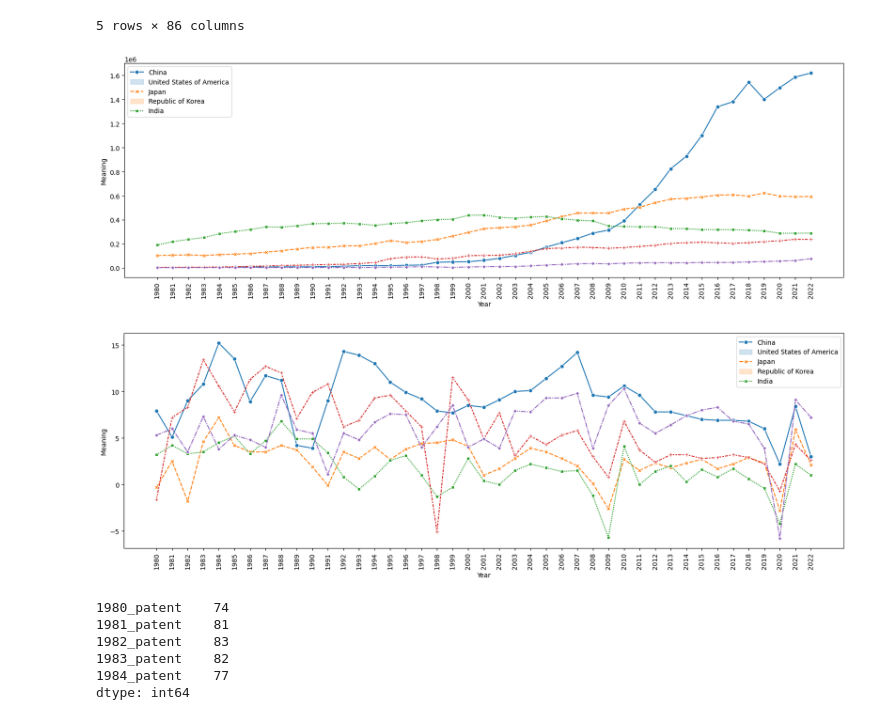
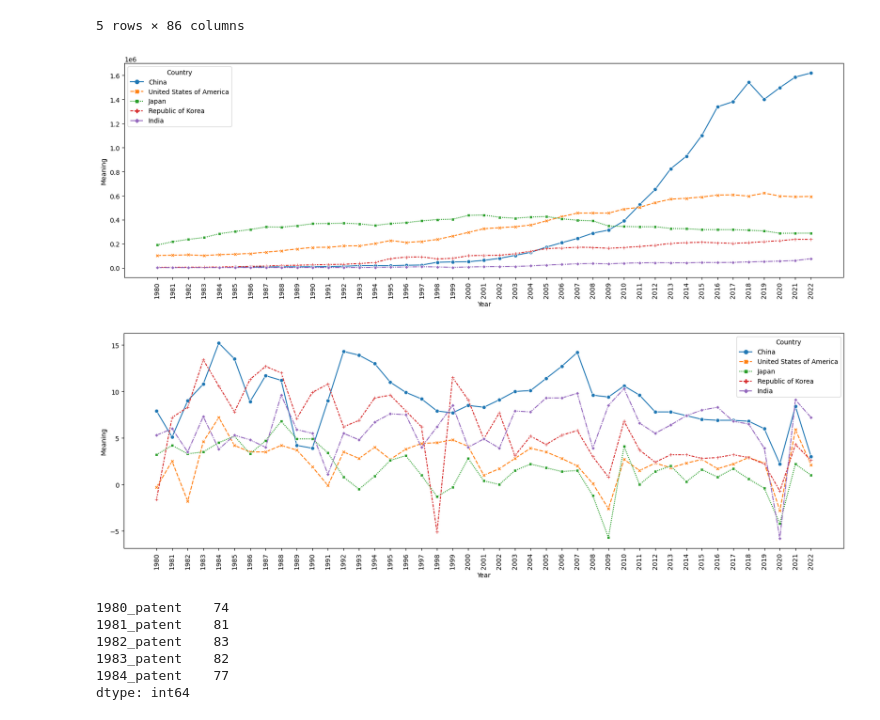
Before and after one commit to Vyshnevskyi91/Economy-growth-prediction, a Jupyter notebook: PatentsToGDP.ipynb, the cells around one changed output. Saved outputs shown, nothing was run; the diff lists cells and outputs as text; code cells hidden in the pictures.

```diff
--- a/PatentsToGDP.ipynb
+++ b/PatentsToGDP.ipynb
@@ -70,31 +71,28 @@ df_combined.head()
 # %%
 df_combined_transposed = df_combined.transpose()
 
 # Sort the DataFrame based on values in the "2022_patent" column and select the top 5
 top_5_countries_2022 = df_combined["2022_patent"].sort_values(ascending=False).head(5).index
 
 # Sort the DataFrame based on the top 5 countries for 2022
 df_combined_sorted = df_combined.loc[top_5_countries_2022].sort_values(by="2022_patent", ascending=False)
 
 # Plotting
 plt.figure(figsize=(20, 6))
 
 # Plot the DataFrame using Seaborn's lineplot
 sns.lineplot(data=df_combined_sorted.transpose()[:43], markers=True)
 
 # Set custom x-axis tick labels from 1980 to 2022
 years = list(range(1980, 2023))
 plt.xticks(range(len(years)), years, rotation=90)
 
 plt.xlabel('Year')
 plt.ylabel('Meaning')
 
-# Add legend for the top 5 countries
-plt.legend(top_5_countries_2022)
-
 plt.show()
 # %% [output]
-[figure, old version]
+[figure, new version]
 # %%
 # Sort the DataFrame based on the top 5 countries for 2022
 df_combined_sorted_gdp = df_combined.loc[top_5_countries_2022].sort_values(by="2022_patent", ascending=False)
@@ -112,12 +110,10 @@ plt.xticks(range(len(years)), years, rotation=90)
 plt.xlabel('Year')
 plt.ylabel('Meaning')
 
-# Add legend for the top 5 countries
-plt.legend(top_5_countries_2022)
 
 plt.show()
 # %% [output]
-[figure, old version]
+[figure, new version]
 # %%
 df_combined.isnull().sum().head()
 # %% [output]
```
Also changed, not shown: parts of 11 cells of this notebook.
